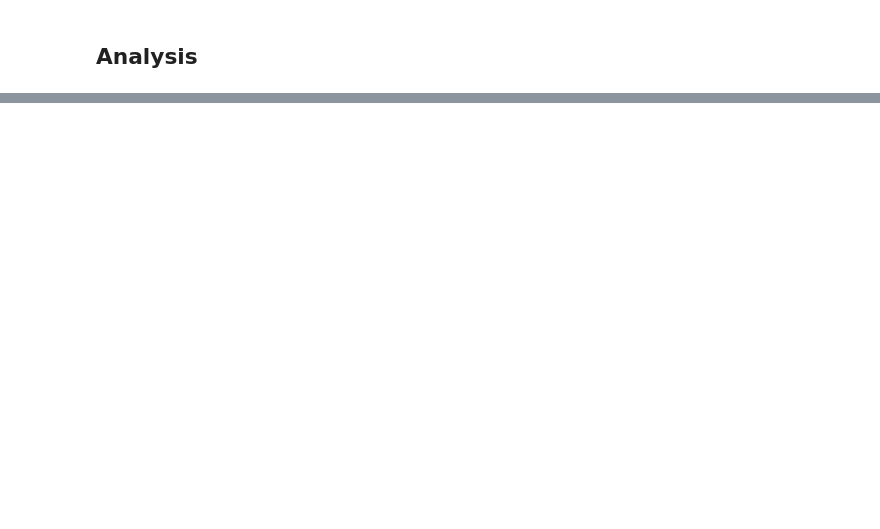
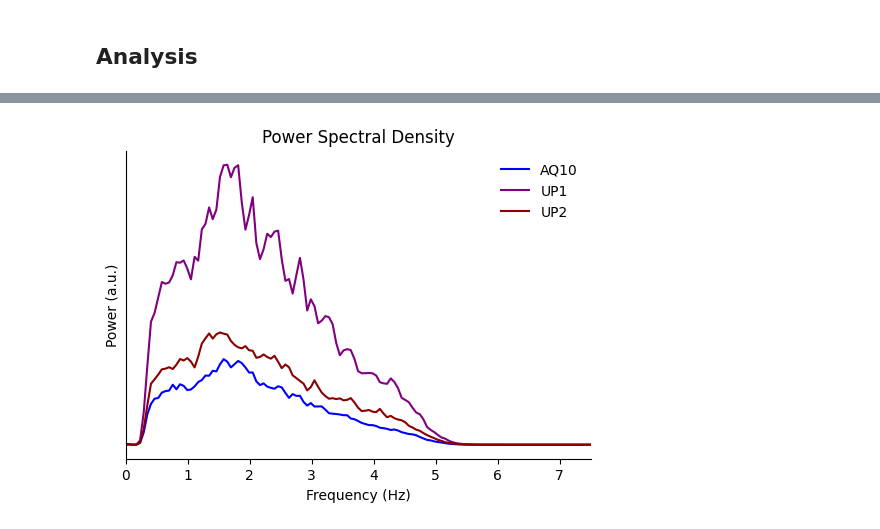
Before and after one commit to wildtulipan/Acetycholine-Striatal-Dynamics, a Jupyter notebook: FiberPhotometry_Acetylcholine_Analysis.ipynb, the cells around one changed output, grey strips where cells are left out. Saved outputs shown, nothing was run; the diff lists cells and outputs as text; code cells hidden in the pictures; blank space fills up the shorter version.

```diff
--- a/FiberPhotometry_Acetylcholine_Analysis.ipynb
+++ b/FiberPhotometry_Acetylcholine_Analysis.ipynb
@@ -244,0 +714,58 @@ ID      Cell    Experiment      Session
+# %%
+#@title PSD comparation
+animal_id = 8620
+fs = 15  # Sampling frequency
+lowcut = 0.5  # Low cutoff frequency in Hz
+highcut = 4.0  # High cutoff frequency in Hz
+
+# Function to extract signal for a given experiment and session
+def extract_signal(animal_id, experiment, session):
+    session_data = photometry_data_dict[animal_id][experiment][session]
+    return session_data['processed']["corrected"]
+
+# Extract all signals
+signals = {
+    'AQ9': extract_signal(animal_id, 'AQ', 9),
+    'AQ10': extract_signal(animal_id, 'AQ', 10),
+    'UP1': extract_signal(animal_id, 'UP', 1),
+    'UP2': extract_signal(animal_id, 'UP', 2),
+}
+
+# Function to calculate PSD
+def calculate_psd(signal, fs):
+    return welch(signal, fs, window="hamming")
+
+# Calculate PSD for all signals
+psd_data = {}
+for label, signal in signals.items():
+    frequencies, psd = calculate_psd(signal, fs)
+    psd_data[label] = (frequencies, psd)
+
+# Plot settings
+colors = {
+    'AQ9': 'blue',
+    'AQ10': 'blue',
+    'UP1': 'purple',
+    'UP2': 'darkred'
+}
+
+# Create the figure and axis
+fig, ax = plt.subplots(figsize=(6, 4))
+
+# Plot PSDs (AQ9 is commented out in the original code)
+for label, (freq, psd) in psd_data.items():
+    if label != 'AQ9':  # Skip AQ9 as in the original
+        ax.plot(freq, psd, color=colors[label], label=label)
+
+# Set plot properties
+ax.set_xlim([0, psd_data['AQ9'][0][-1]])
+ax.set_title('Power Spectral Density')
+ax.set_xlabel('Frequency (Hz)')
+ax.set_ylabel('Power (a.u.)')
+ax.legend(frameon=False)
+ax.spines['top'].set_visible(False)
+ax.spines['right'].set_visible(False)
+plt.yticks([])
+plt.show()
+# %% [output]
+[figure, added]
```
Also changed, not shown: parts of 12 cells of this notebook.
